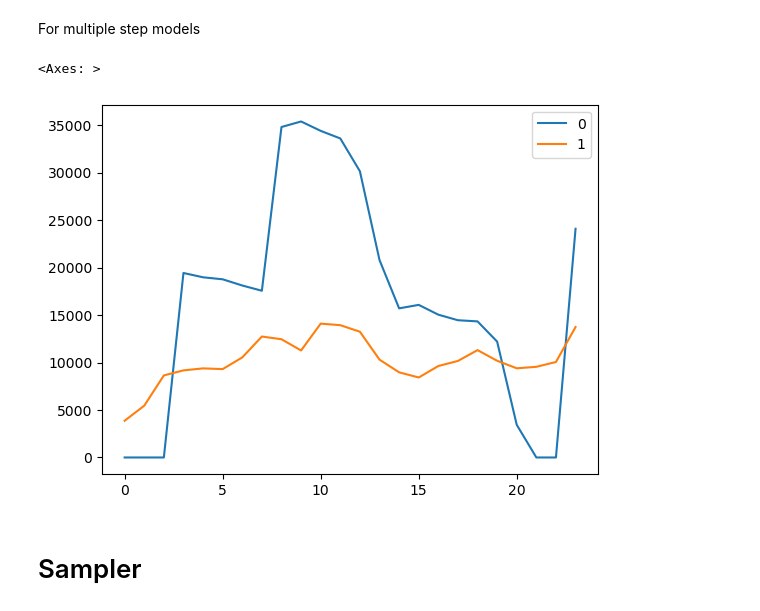
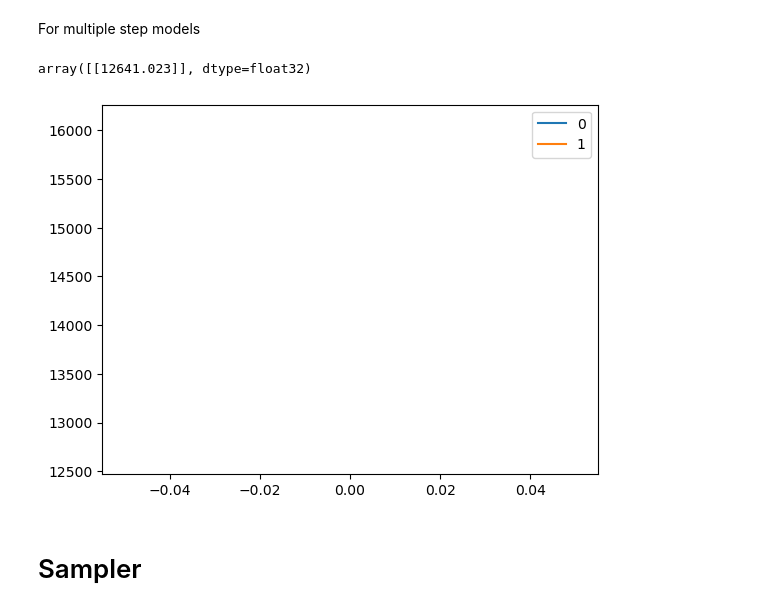
Before and after one commit to KyleCarlo/Predicting-Fuel-Consumption, a Jupyter notebook: Course-Model-perhour.ipynb, the cells around one changed output. Cells and saved outputs as stored; diff of their text form; code cells hidden in the pictures.

```diff
--- a/Course-Model-perhour.ipynb
+++ b/Course-Model-perhour.ipynb
@@ -81,0 +84,8 @@ hist.describe()
+# %%
+agg = input("Monthly [M], Weekly [W], Daily [D], Hourly [H]: ")
+agg = agg.upper()
+if agg == 'W':
+    agg += '-' + hist.index[1].day_name()[:3]
+placeholder = hist
+hist = hist.resample(agg).sum()
+hist
@@ -96,7 +122,7 @@ Process the main data (rp7772)
 # %%
 ss = StandardScaler()
 ss.fit(rp72) # main data for standardization
-time_step = 24*17 # time step for preprocessing
+time_step = 408 # time step for preprocessing
 pred_step = 1 # number of predictions
 
 def time_step_prep(data, time_step,pred_step):
@@ -178,15 +204,16 @@ class RNN_based(nn.Module):
 auto_reg = nn.Linear(time_step,pred_step)
 # %%
 input_features = X_train.shape[-1]
-hidden_size = 64
-num_layers = 4
+hidden_size = 32
+num_layers = 2
 out_size = 1
 
-model = LSTM_based(input_features, hidden_size, out_size, num_layers)
+# model = LSTM_based(input_features, hidden_size, out_size, num_layers)
+model = auto_reg
 
 optimizer = torch.optim.Adam(model.parameters(), lr=0.1)
 loss_fun = nn.MSELoss()
-scheduler = lr_scheduler.StepLR(optimizer, step_size=250, gamma=0.1)
+scheduler = lr_scheduler.StepLR(optimizer, step_size=10000, gamma=0.1)
 # %%
 def train_model(model,
                criterion,
@@ -306,11 +351,12 @@ For multiple step models
 # %%
 i = 550
 actual = ss.inverse_transform(y_test[i].detach().numpy().reshape(-1,1))
-pred = ss.inverse_transform(auto_reg(X_test[i]).detach().numpy().reshape(-1,1))
+pred = ss.inverse_transform(model(X_test[i]).detach().numpy().reshape(-1,1))
 pd.DataFrame(np.concatenate([actual, pred], axis=1)).plot()
+pred
 # %% [output]
-<Axes: >
+array([[12641.023]], dtype=float32)
-[figure, old version]
+[figure, new version]
 # %% [markdown]
 # Sampler
 # %%
```
Also changed, not shown: parts of 27 cells of this notebook, 10 other files.
